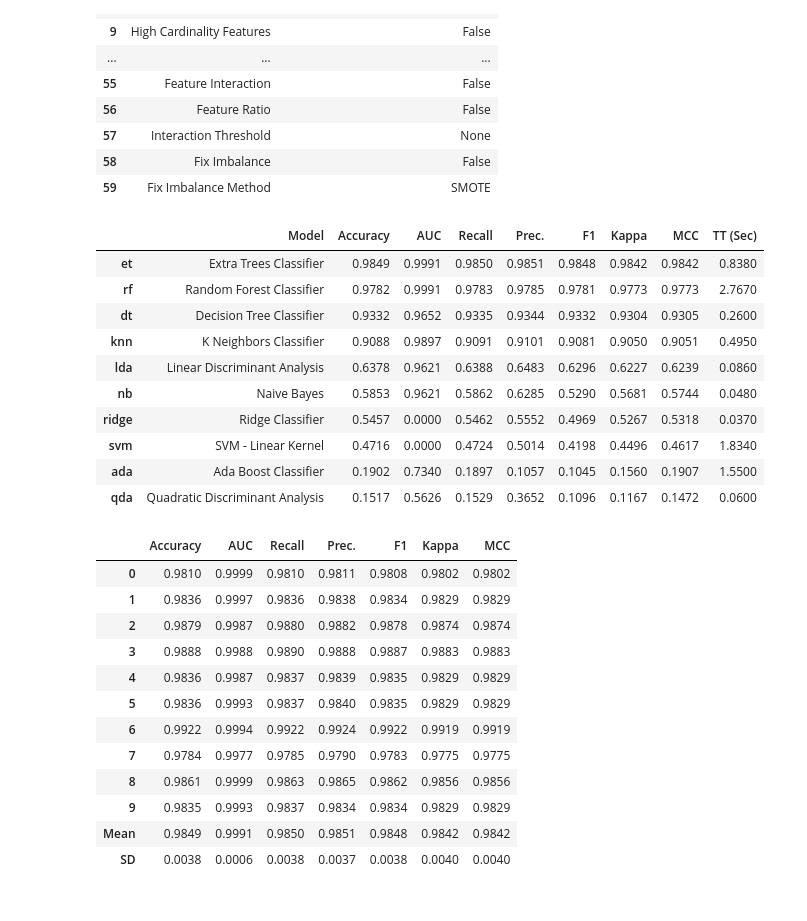
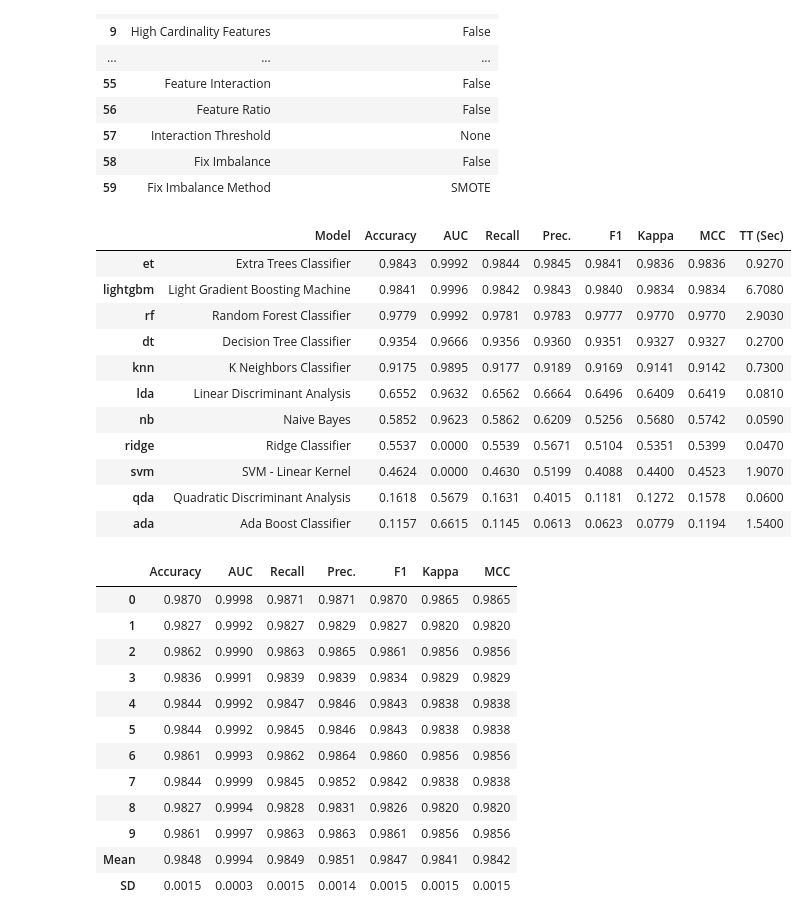
Before and after one commit to DASA39/Archaeological-p-XRF-mineral-data-classification-Model, a Jupyter notebook: Pycaret_exp5.ipynb, the cells around one changed output. Cells and saved outputs as stored; diff of their text form; code cells hidden in the pictures.

```diff
--- a/Pycaret_exp5.ipynb
+++ b/Pycaret_exp5.ipynb
@@ -279,33 +285,34 @@ experiment = setup(data=data, target= 'target',train_size=0.8, session_id=123)
 | 58 | Fix Imbalance | False |
 | 59 | Fix Imbalance Method | SMOTE |
 # %%
-best = compare_models(exclude = ['lr', 'gbc', 'lightgbm'])
+best = compare_models(exclude = ['lr', 'gbc'])#'lightgbm'
 # %% [output]
 |  | Model | Accuracy | AUC | Recall | Prec. | F1 | Kappa | MCC | TT (Sec) |
-| et | Extra Trees Classifier | 0.9849 | 0.9991 | 0.9850 | 0.9851 | 0.9848 | 0.9842 | 0.9842 | 0.8380 |
-| rf | Random Forest Classifier | 0.9782 | 0.9991 | 0.9783 | 0.9785 | 0.9781 | 0.9773 | 0.9773 | 2.7670 |
-| dt | Decision Tree Classifier | 0.9332 | 0.9652 | 0.9335 | 0.9344 | 0.9332 | 0.9304 | 0.9305 | 0.2600 |
-| knn | K Neighbors Classifier | 0.9088 | 0.9897 | 0.9091 | 0.9101 | 0.9081 | 0.9050 | 0.9051 | 0.4950 |
-| lda | Linear Discriminant Analysis | 0.6378 | 0.9621 | 0.6388 | 0.6483 | 0.6296 | 0.6227 | 0.6239 | 0.0860 |
-| nb | Naive Bayes | 0.5853 | 0.9621 | 0.5862 | 0.6285 | 0.5290 | 0.5681 | 0.5744 | 0.0480 |
-| ridge | Ridge Classifier | 0.5457 | 0.0000 | 0.5462 | 0.5552 | 0.4969 | 0.5267 | 0.5318 | 0.0370 |
-| svm | SVM - Linear Kernel | 0.4716 | 0.0000 | 0.4724 | 0.5014 | 0.4198 | 0.4496 | 0.4617 | 1.8340 |
-| ada | Ada Boost Classifier | 0.1902 | 0.7340 | 0.1897 | 0.1057 | 0.1045 | 0.1560 | 0.1907 | 1.5500 |
-| qda | Quadratic Discriminant Analysis | 0.1517 | 0.5626 | 0.1529 | 0.3652 | 0.1096 | 0.1167 | 0.1472 | 0.0600 |
+| et | Extra Trees Classifier | 0.9843 | 0.9992 | 0.9844 | 0.9845 | 0.9841 | 0.9836 | 0.9836 | 0.9270 |
+| lightgbm | Light Gradient Boosting Machine | 0.9841 | 0.9996 | 0.9842 | 0.9843 | 0.9840 | 0.9834 | 0.9834 | 6.7080 |
+| rf | Random Forest Classifier | 0.9779 | 0.9992 | 0.9781 | 0.9783 | 0.9777 | 0.9770 | 0.9770 | 2.9030 |
+| dt | Decision Tree Classifier | 0.9354 | 0.9666 | 0.9356 | 0.9360 | 0.9351 | 0.9327 | 0.9327 | 0.2700 |
+| knn | K Neighbors Classifier | 0.9175 | 0.9895 | 0.9177 | 0.9189 | 0.9169 | 0.9141 | 0.9142 | 0.7300 |
+| lda | Linear Discriminant Analysis | 0.6552 | 0.9632 | 0.6562 | 0.6664 | 0.6496 | 0.6409 | 0.6419 | 0.0810 |
+| nb | Naive Bayes | 0.5852 | 0.9623 | 0.5862 | 0.6209 | 0.5256 | 0.5680 | 0.5742 | 0.0590 |
+| ridge | Ridge Classifier | 0.5537 | 0.0000 | 0.5539 | 0.5671 | 0.5104 | 0.5351 | 0.5399 | 0.0470 |
+| svm | SVM - Linear Kernel | 0.4624 | 0.0000 | 0.4630 | 0.5199 | 0.4088 | 0.4400 | 0.4523 | 1.9070 |
+| qda | Quadratic Discriminant Analysis | 0.1618 | 0.5679 | 0.1631 | 0.4015 | 0.1181 | 0.1272 | 0.1578 | 0.0600 |
+| ada | Ada Boost Classifier | 0.1157 | 0.6615 | 0.1145 | 0.0613 | 0.0623 | 0.0779 | 0.1194 | 1.5400 |
 # %%
 # best models
-et =create_model('et')
+et =create_model('et', class_weight="balanced")
 # %% [output]
 |  | Accuracy | AUC | Recall | Prec. | F1 | Kappa | MCC |
-| 0 | 0.9810 | 0.9999 | 0.9810 | 0.9811 | 0.9808 | 0.9802 | 0.9802 |
-| 1 | 0.9836 | 0.9997 | 0.9836 | 0.9838 | 0.9834 | 0.9829 | 0.9829 |
-| 2 | 0.9879 | 0.9987 | 0.9880 | 0.9882 | 0.9878 | 0.9874 | 0.9874 |
-| 3 | 0.9888 | 0.9988 | 0.9890 | 0.9888 | 0.9887 | 0.9883 | 0.9883 |
-| 4 | 0.9836 | 0.9987 | 0.9837 | 0.9839 | 0.9835 | 0.9829 | 0.9829 |
-| 5 | 0.9836 | 0.9993 | 0.9837 | 0.9840 | 0.9835 | 0.9829 | 0.9829 |
-| 6 | 0.9922 | 0.9994 | 0.9922 | 0.9924 | 0.9922 | 0.9919 | 0.9919 |
-| 7 | 0.9784 | 0.9977 | 0.9785 | 0.9790 | 0.9783 | 0.9775 | 0.9775 |
-| 8 | 0.9861 | 0.9999 | 0.9863 | 0.9865 | 0.9862 | 0.9856 | 0.9856 |
-| 9 | 0.9835 | 0.9993 | 0.9837 | 0.9834 | 0.9834 | 0.9829 | 0.9829 |
-| Mean | 0.9849 | 0.9991 | 0.9850 | 0.9851 | 0.9848 | 0.9842 | 0.9842 |
-| SD | 0.0038 | 0.0006 | 0.0038 | 0.0037 | 0.0038 | 0.0040 | 0.0040 |
+| 0 | 0.9870 | 0.9998 | 0.9871 | 0.9871 | 0.9870 | 0.9865 | 0.9865 |
+| 1 | 0.9827 | 0.9992 | 0.9827 | 0.9829 | 0.9827 | 0.9820 | 0.9820 |
+| 2 | 0.9862 | 0.9990 | 0.9863 | 0.9865 | 0.9861 | 0.9856 | 0.9856 |
+| 3 | 0.9836 | 0.9991 | 0.9839 | 0.9839 | 0.9834 | 0.9829 | 0.9829 |
+| 4 | 0.9844 | 0.9992 | 0.9847 | 0.9846 | 0.9843 | 0.9838 | 0.9838 |
+| 5 | 0.9844 | 0.9992 | 0.9845 | 0.9846 | 0.9843 | 0.9838 | 0.9838 |
+| 6 | 0.9861 | 0.9993 | 0.9862 | 0.9864 | 0.9860 | 0.9856 | 0.9856 |
+| 7 | 0.9844 | 0.9999 | 0.9845 | 0.9852 | 0.9842 | 0.9838 | 0.9838 |
+| 8 | 0.9827 | 0.9994 | 0.9828 | 0.9831 | 0.9826 | 0.9820 | 0.9820 |
+| 9 | 0.9861 | 0.9997 | 0.9863 | 0.9863 | 0.9861 | 0.9856 | 0.9856 |
+| Mean | 0.9848 | 0.9994 | 0.9849 | 0.9851 | 0.9847 | 0.9841 | 0.9842 |
+| SD | 0.0015 | 0.0003 | 0.0015 | 0.0014 | 0.0015 | 0.0015 | 0.0015 |
```
Also changed, not shown: parts of 34 cells of this notebook, 4 other files.
